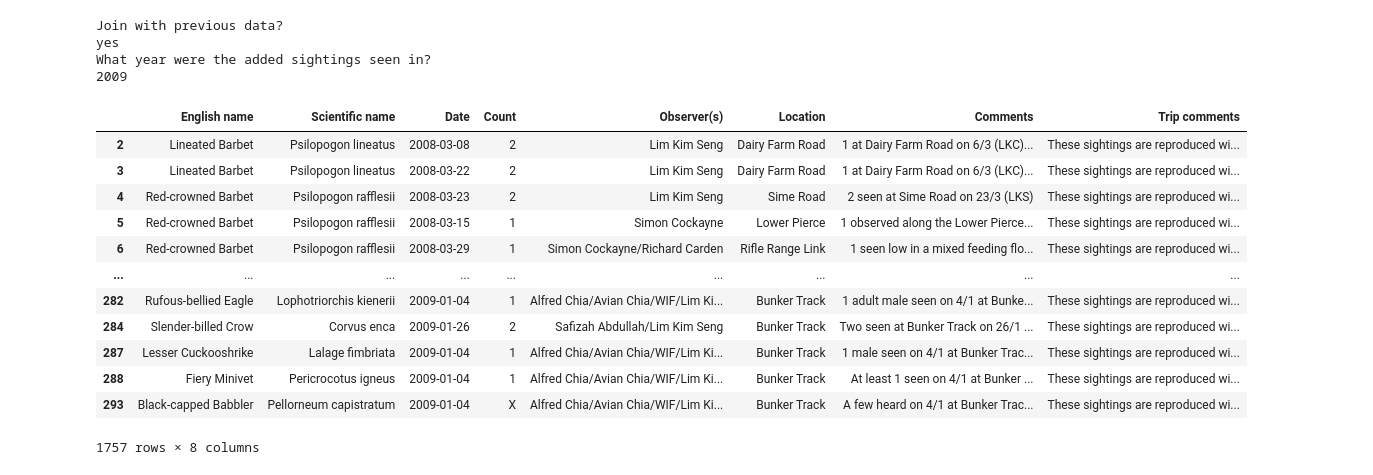
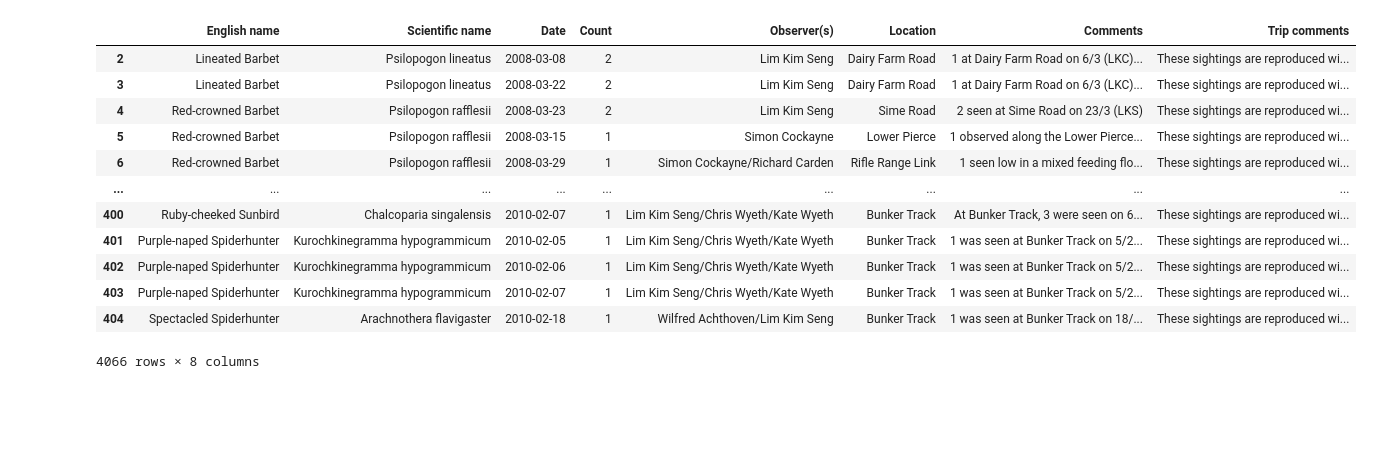
Before and after one commit to raghav-n/singapore-avi-ebird, a Jupyter notebook: scraper.ipynb, the cells around one changed output. Saved outputs shown, nothing was run; the diff lists cells and outputs as text; code cells hidden in the pictures; blank space fills up the shorter version.

```diff
--- a/scraper.ipynb
+++ b/scraper.ipynb
@@ -595,7 +578,9 @@ overrides = {
     "Brown Barbet":             "Sooty Barbet",
     "Caloramphus fuliginosus":  "Caloramphus hayii",
     "Purple-throated Sunbird":  "Van Hasselt's Sunbird",
-    "Leptocoma sperata":        "Leptocoma brasiliana"
+    "Leptocoma sperata":        "Leptocoma brasiliana",
+    "Pale-legged Leaf Warbler": "Pale-legged/Sakhalin Leaf Warbler",
+    "Phylloscopus tenellipes": " Phylloscopus tenellipes/borealoides"
 }
 
 cachedsci = {k: v if v not in overrides.keys() else overrides[v] for (k, v) in cachedsci.items()}
@@ -668,20 +653,22 @@ def get(spname):
   clear_output()
   return (vsci, veng)
 
-contributors1 = {k.upper(): v for k, v in contribs.items()}
+contributors1 = {k.upper().replace(' ', ''): v for k, v in contribs.items()}
 
 def expand(obser):
   if type(obser) == str:
     obser = obser[1:-1]
   else:
-    return None
-  text = []
+    print(obser)
+    return obser
+  text1 = []
   for o in obser.split('/'):
     try:
-      text.append(contributors1[o.replace(' ', '')].strip())
+      t = contributors1[o.replace(' ', '').upper()].strip()
+      text1.append(t)
     except:
-      text.append(o)
-  return '/'.join(text)
+      text1.append(o)
+  return '/'.join(text1)
 
 def optimum(spname, scieng):
   global done
@@ -751,7 +738,6 @@ df = df[df["English name"]!="Brubru"]
 df = df[df["English name"]!="Flores Jungle-Flycatcher"]
 df["Count"] = df["Count"].apply(lambda i: "X" if i == 1111 or i == 111 else i)
 df["Observer(s)"] = df["Observer(s)"].apply(lambda i: "Several observers" if i == 'sev obs' else i)
-df["Observer(s)"] = df["Observer(s)"].apply(lambda i: expand('('+i.replace("all ", '')+')') if i.replace("all ", '').upper() == i else i)
 
 df = df[~(df["Date"]==None)]
 
@@ -793,51 +779,47 @@ def process(item):
   a = " /// ".join([c for c, b in a])
 
   if a != '':
     item[-1] = a
   return item
 
 def trip(i):
   vol = i.year - 1986
   return f'These sightings are reproduced with permission from Volume {vol} of Singapore Avifauna, which was published originally by Nature Society (Singapore).\
             The original report is available at https://nss.org.sg/report.aspx.'
 
 df = df.drop_duplicates(subset=["Date", "Species", "Count", "Location"])
 df_display = df_display.drop_duplicates(subset=["Date", "Comments", "Count", "Location"])
 df_display = df_display.apply(process, axis=1)
 df_display = df_display[df_display["Comments"] != "None"]
 df_display["Trip comments"] = df_display["Date"].apply(trip)
 
 # df_display = df_display.drop_duplicates()
 
 df_in = df.copy(deep=True)
 
 # files.download("content/df (10).csv")
 
 df_display.to_csv("content/output.csv", index=False)
 # files.download("content/output.csv")
 
-df1998 = df_display[df_display["Date"].dt.year.isin([2008, 2009])]
+df1998 = df_display[df_display["Date"].dt.year.isin([2008, 2009, 2010])]
 df1998.to_csv("content/output-spec.csv", index=False)
 
 data_table.DataTable(df1998, include_index=False)
 # %% [output]
+|  | English name | Scientific name | Date | Count | Observer(s) | Location | Comments | Trip comments |
+| 2 | Lineated Barbet | Psilopogon lineatus | 2008-03-08 | 2 | Lim Kim Seng | Dairy Farm Road | 1 at Dairy Farm Road on 6/3 (LKC)... | These sightings are reproduced wi... |
+| 3 | Lineated Barbet | Psilopogon lineatus | 2008-03-22 | 2 | Lim Kim Seng | Dairy Farm Road | 1 at Dairy Farm Road on 6/3 (LKC)... | These sightings are reproduced wi... |
+| 4 | Red-crowned Barbet | Psilopogon rafflesii | 2008-03-23 | 2 | Lim Kim Seng | Sime Road | 2 seen at Sime Road on 23/3 (LKS) | These sightings are reproduced wi... |
+| 5 | Red-crowned Barbet | Psilopogon rafflesii | 2008-03-15 | 1 | Simon Cockayne | Lower Pierce | 1 observed along the Lower Pierce... | These sightings are reproduced wi... |
+| 6 | Red-crowned Barbet | Psilopogon rafflesii | 2008-03-29 | 1 | Simon Cockayne/Richard Carden | Rifle Range Link | 1 seen low in a mixed feeding flo... | These sightings are reproduced wi... |
+| ... | ... | ... | ... | ... | ... | ... | ... | ... |
+| 400 | Ruby-cheeked Sunbird | Chalcoparia singalensis | 2010-02-07 | 1 | Lim Kim Seng/Chris Wyeth/Kate Wyeth | Bunker Track | At Bunker Track, 3 were seen on 6... | These sightings are reproduced wi... |
+| 401 | Purple-naped Spiderhunter | Kurochkinegramma hypogrammicum | 2010-02-05 | 1 | Lim Kim Seng/Chris Wyeth/Kate Wyeth | Bunker Track | 1 was seen at Bunker Track on 5/2... | These sightings are reproduced wi... |
+| 402 | Purple-naped Spiderhunter | Kurochkinegramma hypogrammicum | 2010-02-06 | 1 | Lim Kim Seng/Chris Wyeth/Kate Wyeth | Bunker Track | 1 was seen at Bunker Track on 5/2... | These sightings are reproduced wi... |
+| 403 | Purple-naped Spiderhunter | Kurochkinegramma hypogrammicum | 2010-02-07 | 1 | Lim Kim Seng/Chris Wyeth/Kate Wyeth | Bunker Track | 1 was seen at Bunker Track on 5/2... | These sightings are reproduced wi... |
+| 404 | Spectacled Spiderhunter | Arachnothera flavigaster | 2010-02-18 | 1 | Wilfred Achthoven/Lim Kim Seng | Bunker Track | 1 was seen at Bunker Track on 18/... | These sightings are reproduced wi... |
-Join with previous data?
-yes
-What year were the added sightings seen in?
-2009
+4066 rows × 8 columns
-|  | English name | Scientific name | Date | Count | Observer(s) | Location | Comments | Trip comments |
-| 2 | Lineated Barbet | Psilopogon lineatus | 2008-03-08 | 2 | Lim Kim Seng | Dairy Farm Road | 1 at Dairy Farm Road on 6/3 (LKC)... | These sightings are reproduced wi... |
-| 3 | Lineated Barbet | Psilopogon lineatus | 2008-03-22 | 2 | Lim Kim Seng | Dairy Farm Road | 1 at Dairy Farm Road on 6/3 (LKC)... | These sightings are reproduced wi... |
-| 4 | Red-crowned Barbet | Psilopogon rafflesii | 2008-03-23 | 2 | Lim Kim Seng | Sime Road | 2 seen at Sime Road on 23/3 (LKS) | These sightings are reproduced wi... |
-| 5 | Red-crowned Barbet | Psilopogon rafflesii | 2008-03-15 | 1 | Simon Cockayne | Lower Pierce | 1 observed along the Lower Pierce... | These sightings are reproduced wi... |
-| 6 | Red-crowned Barbet | Psilopogon rafflesii | 2008-03-29 | 1 | Simon Cockayne/Richard Carden | Rifle Range Link | 1 seen low in a mixed feeding flo... | These sightings are reproduced wi... |
-| ... | ... | ... | ... | ... | ... | ... | ... | ... |
-| 282 | Rufous-bellied Eagle | Lophotriorchis kienerii | 2009-01-04 | 1 | Alfred Chia/Avian Chia/WIF/Lim Ki... | Bunker Track | 1 adult male seen on 4/1 at Bunke... | These sightings are reproduced wi... |
-| 284 | Slender-billed Crow | Corvus enca | 2009-01-26 | 2 | Safizah Abdullah/Lim Kim Seng | Bunker Track | Two seen at Bunker Track on 26/1 ... | These sightings are reproduced wi... |
-| 287 | Lesser Cuckooshrike | Lalage fimbriata | 2009-01-04 | 1 | Alfred Chia/Avian Chia/WIF/Lim Ki... | Bunker Track | 1 male seen on 4/1 at Bunker Trac... | These sightings are reproduced wi... |
-| 288 | Fiery Minivet | Pericrocotus igneus | 2009-01-04 | 1 | Alfred Chia/Avian Chia/WIF/Lim Ki... | Bunker Track | At least 1 seen on 4/1 at Bunker ... | These sightings are reproduced wi... |
-| 293 | Black-capped Babbler | Pellorneum capistratum | 2009-01-04 | X | Alfred Chia/Avian Chia/WIF/Lim Ki... | Bunker Track | A few heard on 4/1 at Bunker Trac... | These sightings are reproduced wi... |
-1757 rows × 8 columns
 # %%
 ### CORRECTIONS/PROOFREADING
 
```
Also changed, not shown: parts of 8 cells of this notebook.
